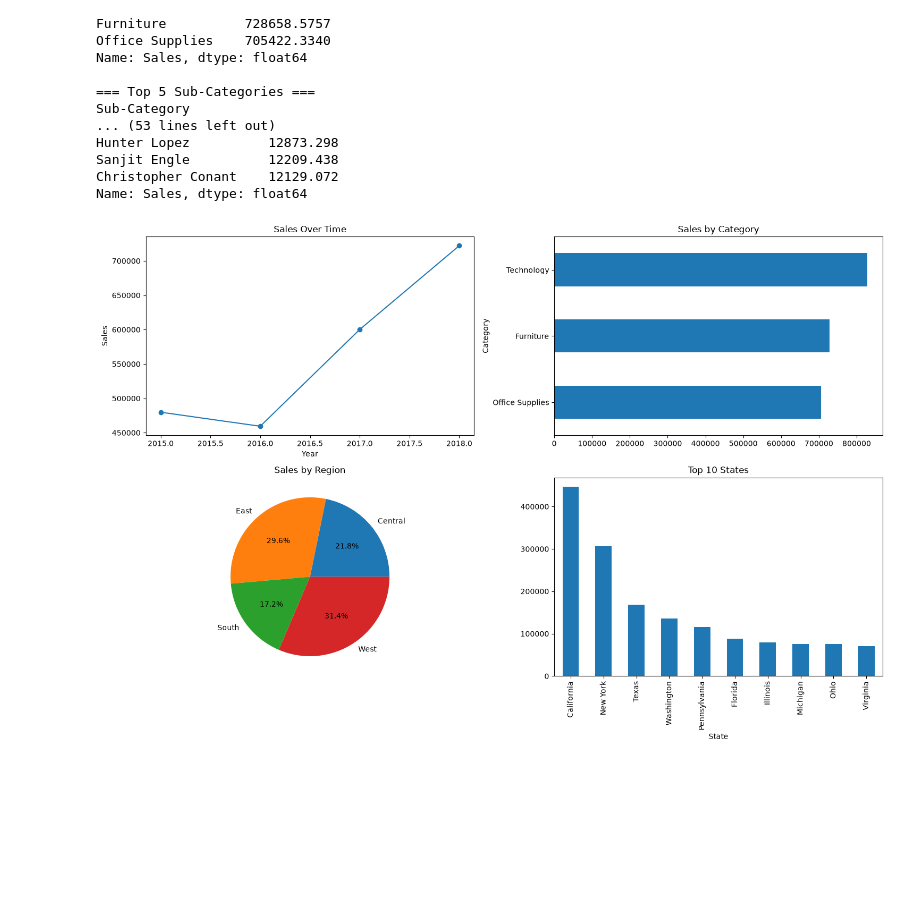
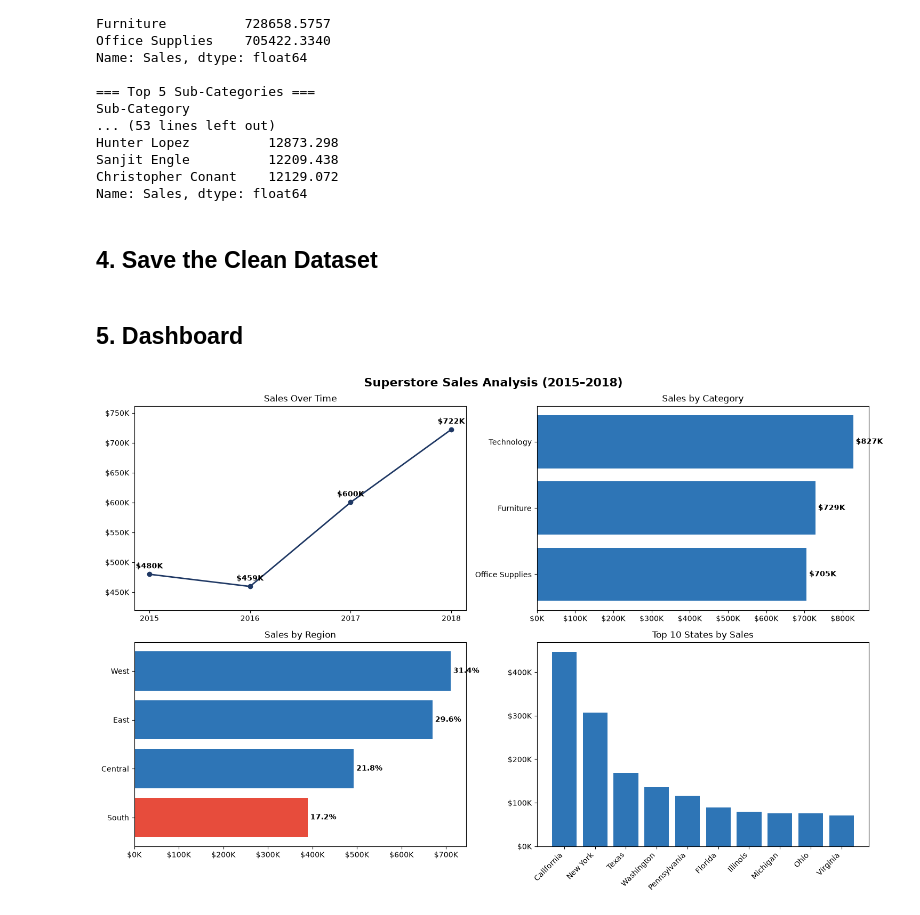
Before and after one commit to iOsamah/superstore-sales-analysis, a Jupyter notebook: analysis.ipynb, the cells around one changed output. Drawn from its saved outputs; the diff is of its cells as text; code cells hidden in the pictures; blank space fills up the shorter version.

```diff
--- a/analysis.ipynb
+++ b/analysis.ipynb
@@ -33,7 +43,7 @@ dtype: int64
 df['Order Date'] = pd.to_datetime(df['Order Date'], format='%d/%m/%Y', errors='coerce')
 df['Ship Date'] = pd.to_datetime(df['Ship Date'], format='%d/%m/%Y', errors='coerce')
 
-df['Postal Code'] = df['Postal Code'].fillna(0).astype(int)
+df['Postal Code'] = df['Postal Code'].astype('Int64')
 
 df = df.drop_duplicates()
 
@@ -107,25 +120,54 @@ Hunter Lopez          12873.298
 Sanjit Engle          12209.438
 Christopher Conant    12129.072
 Name: Sales, dtype: float64
+# %% [markdown]
+## 4. Save the Clean Dataset
 # %%
 df.to_csv("data/superstore_clean.csv", index=False)
+# %% [markdown]
+## 5. Dashboard
 # %%
 import matplotlib.pyplot as plt
+from matplotlib.ticker import FuncFormatter
 
+money = FuncFormatter(lambda x, _: f'${x/1000:,.0f}K')
 fig, axes = plt.subplots(2, 2, figsize=(15, 10))
+fig.suptitle('Superstore Sales Analysis (2015–2018)', fontsize=16, fontweight='bold')
 
-df.groupby('Year')['Sales'].sum().plot(kind='line', marker='o', ax=axes[0,0], title='Sales Over Time')
-axes[0,0].set_ylabel('Sales')
+yearly = df.groupby('Year')['Sales'].sum()
+axes[0,0].plot(yearly.index, yearly.values, marker='o', color='#1F3864', linewidth=2)
+axes[0,0].set_xticks(yearly.index)
+axes[0,0].margins(y=0.15)
+axes[0,0].set_title('Sales Over Time')
+axes[0,0].yaxis.set_major_formatter(money)
+for x, v in yearly.items():
+    axes[0,0].annotate(f'${v/1000:,.0f}K', (x, v), textcoords='offset points', xytext=(0, 8), ha='center', fontweight='bold')
 
-df.groupby('Category')['Sales'].sum().sort_values().plot(kind='barh', ax=axes[0,1], title='Sales by Category')
+category = df.groupby('Category')['Sales'].sum().sort_values()
+axes[0,1].barh(category.index, category.values, color='#2E75B6')
+axes[0,1].set_title('Sales by Category')
+axes[0,1].xaxis.set_major_formatter(money)
+for i, v in enumerate(category.values):
+    axes[0,1].text(v, i, f' ${v/1000:,.0f}K', va='center', fontweight='bold')
 
-df.groupby('Region')['Sales'].sum().plot(kind='pie', autopct='%1.1f%%', ax=axes[1,0], title='Sales by Region')
-axes[1,0].set_ylabel('')
+region = df.groupby('Region')['Sales'].sum().sort_values()
+region_colors = ['#e74c3c' if r == 'South' else '#2E75B6' for r in region.index]
+axes[1,0].barh(region.index, region.values, color=region_colors)
+axes[1,0].set_title('Sales by Region')
+axes[1,0].xaxis.set_major_formatter(money)
+for i, v in enumerate(region.values):
+    axes[1,0].text(v, i, f' {v/region.sum()*100:.1f}%', va='center', fontweight='bold')
 
-df.groupby('State')['Sales'].sum().sort_values(ascending=False).head(10).plot(kind='bar', ax=axes[1,1], title='Top 10 States')
+states = df.groupby('State')['Sales'].sum().sort_values(ascending=False).head(10)
+axes[1,1].bar(states.index, states.values, color='#2E75B6')
+axes[1,1].set_title('Top 10 States by Sales')
+axes[1,1].yaxis.set_major_formatter(money)
+axes[1,1].tick_params(axis='x', rotation=45)
+for label in axes[1,1].get_xticklabels():
+    label.set_ha('right')
 
 plt.tight_layout()
 plt.savefig('sales_analysis.png', dpi=150, bbox_inches='tight')
 plt.show()
 # %% [output]
-[figure, old version]
+[figure, new version]
```
Also changed, not shown: parts of 7 cells of this notebook, 3 other files.
